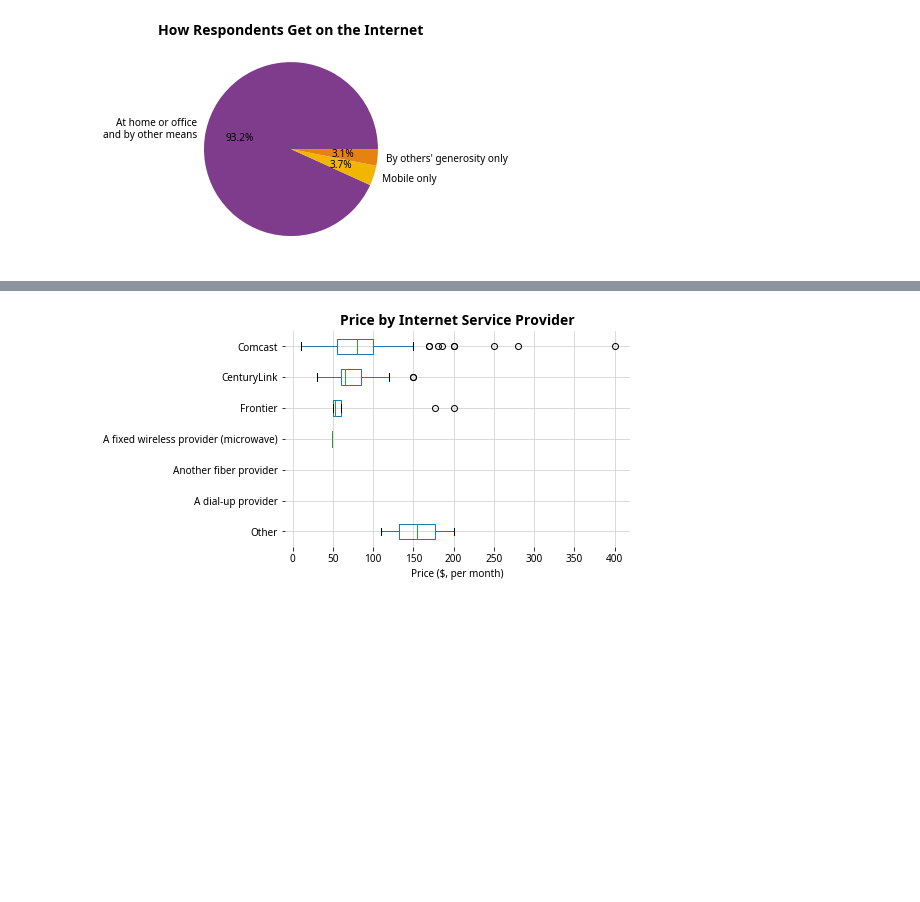
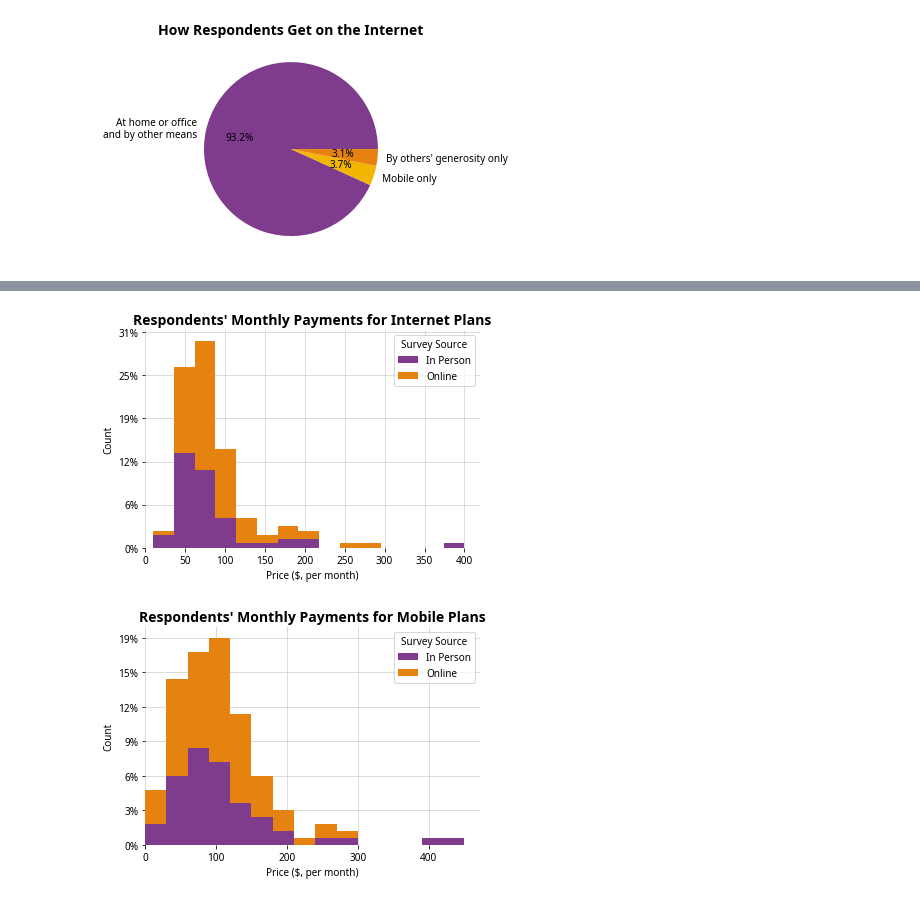
Before and after one commit to municipalbroadband/reports, a Jupyter notebook: mbpdx/2020-02-community-engagement/report.ipynb, the cells around one changed output, grey strips where cells are left out. Cells and saved outputs as stored; diff of their text form; code cells hidden in the pictures; blank space fills up the shorter version.

```diff
--- a/mbpdx/2020-02-community-engagement/report.ipynb
+++ b/mbpdx/2020-02-community-engagement/report.ipynb
@@ -81,11 +77,18 @@ for col, label in {'internet_price': 'Internet', 'mobile_price': 'Mobile'}.items
-# %%
-ax = df.boxplot(by='isp', column='internet_price', vert=False)
-ax.invert_yaxis()
-
-plt.title('Price by Internet Service Provider')
-plt.suptitle(None)
-plt.xlabel('Price ($, per month)')
-
-plt.show()
-# %% [output]
-[figure, removed]
+# %%
+for col, label in {'internet_price': 'Internet', 'mobile_price': 'Mobile'}.items():
+    df_pivot = df.filter(['source', col]).pivot(columns='source')
+    df_pivot.columns = df_pivot.columns.droplevel()
+
+    ax = df_pivot.plot(kind='hist', stacked=True, bins=15, cmap=CMAP_QUALITATIVE)
+    ax.legend(fancybox=True, title='Survey Source')
+    ax.yaxis.set_major_formatter(mtick.PercentFormatter(decimals=0, xmax=len(df.index)))
+
+    plt.title("Respondents' Monthly Payments for {0} Plans".format(label))
+    plt.xlabel('Price ($, per month)')
+    plt.ylabel('Count')
+    plt.xlim(left=0)
+
+    plt.show()
+# %% [output]
+[figure, added]
+[figure, added]
```
Also changed, not shown: parts of 7 cells of this notebook.
